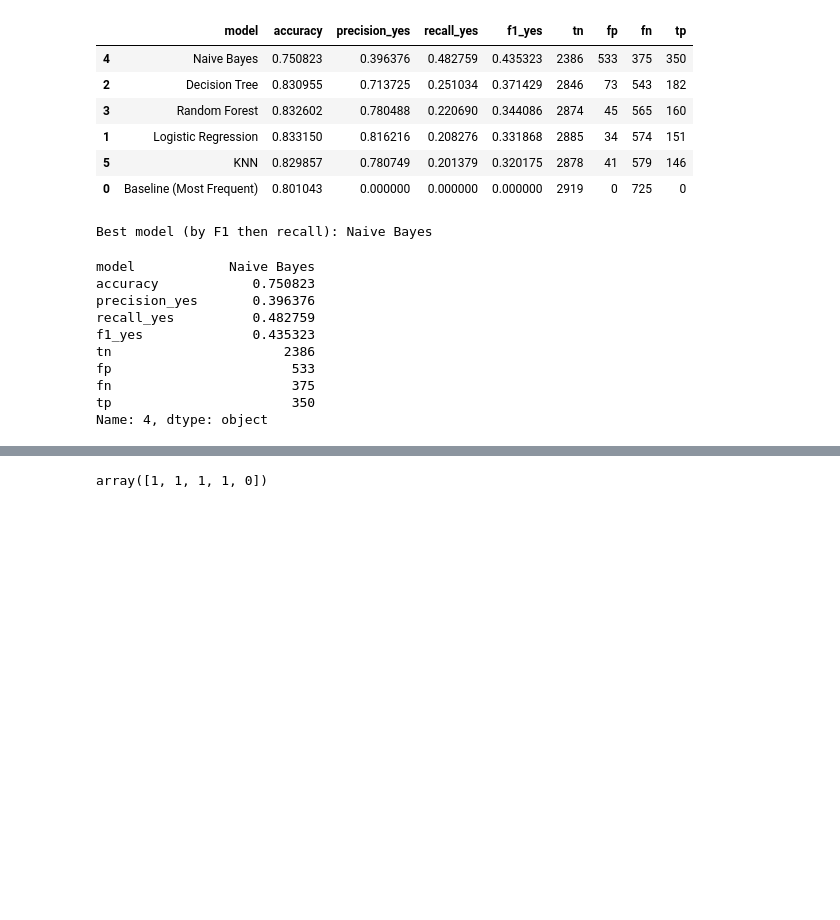
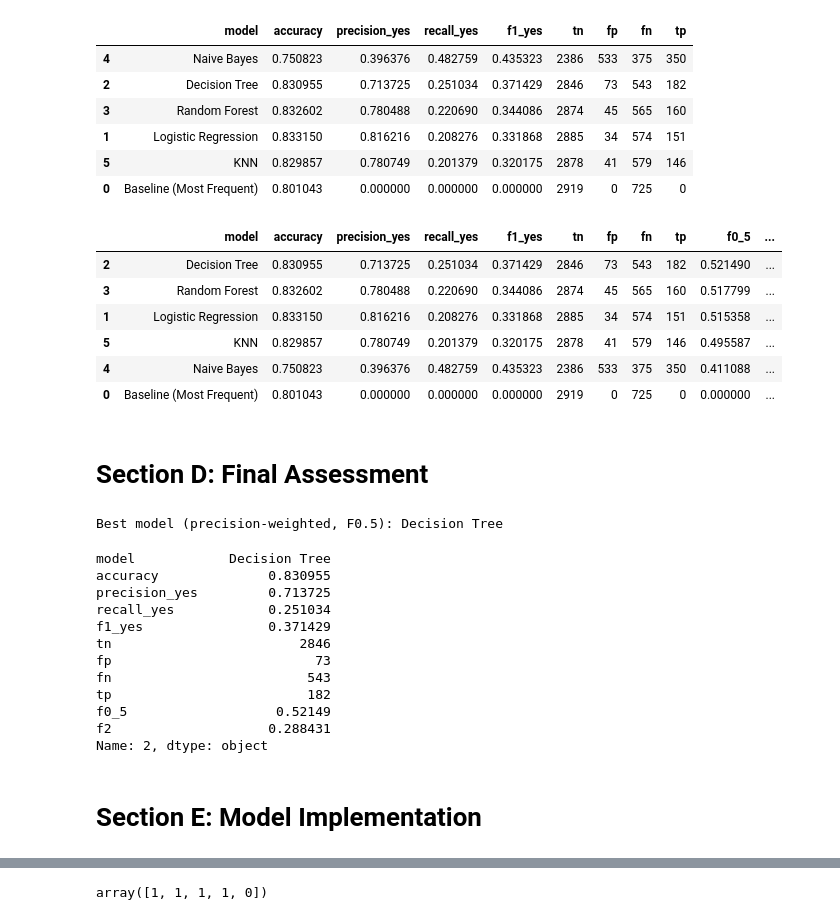
Before and after one commit to shreyuu/UoN-Business-Analytics, a Jupyter notebook: FBA/coursework/20811152_BUSI4371_2526.ipynb, the cells around one changed output, grey strips where cells are left out. Cells and saved outputs as stored; diff of their text form; code cells hidden in the pictures; blank space fills up the shorter version.

```diff
--- a/FBA/coursework/20811152_BUSI4371_2526.ipynb
+++ b/FBA/coursework/20811152_BUSI4371_2526.ipynb
@@ -525,24 +531,54 @@ results_df
 | 1 | Logistic Regression | 0.833150 | 0.816216 | 0.208276 | 0.331868 | 2885 | 34 | 574 | 151 |
 | 5 | KNN | 0.829857 | 0.780749 | 0.201379 | 0.320175 | 2878 | 41 | 579 | 146 |
 | 0 | Baseline (Most Frequent) | 0.801043 | 0.000000 | 0.000000 | 0.000000 | 2919 | 0 | 725 | 0 |
+# %%
+def f_beta(p, r, beta):
+    if p == 0 and r == 0:
+        return 0
+    b2 = beta**2
+    return (1 + b2) * (p * r) / (b2 * p + r)
+
+results_df["f0_5"] = results_df.apply(
+    lambda row: f_beta(row["precision_yes"], row["recall_yes"], 0.5),
+    axis=1
+)
+
+results_df["f2"] = results_df.apply(
+    lambda row: f_beta(row["precision_yes"], row["recall_yes"], 2.0),
+    axis=1
+)
+
+results_df.sort_values("f0_5", ascending=False)
+# %% [output]
+|  | model | accuracy | precision_yes | recall_yes | f1_yes | tn | fp | fn | tp | f0_5 | ... |
+| 2 | Decision Tree | 0.830955 | 0.713725 | 0.251034 | 0.371429 | 2846 | 73 | 543 | 182 | 0.521490 | ... |
+| 3 | Random Forest | 0.832602 | 0.780488 | 0.220690 | 0.344086 | 2874 | 45 | 565 | 160 | 0.517799 | ... |
+| 1 | Logistic Regression | 0.833150 | 0.816216 | 0.208276 | 0.331868 | 2885 | 34 | 574 | 151 | 0.515358 | ... |
+| 5 | KNN | 0.829857 | 0.780749 | 0.201379 | 0.320175 | 2878 | 41 | 579 | 146 | 0.495587 | ... |
+| 4 | Naive Bayes | 0.750823 | 0.396376 | 0.482759 | 0.435323 | 2386 | 533 | 375 | 350 | 0.411088 | ... |
+| 0 | Baseline (Most Frequent) | 0.801043 | 0.000000 | 0.000000 | 0.000000 | 2919 | 0 | 725 | 0 | 0.000000 | ... |
+# %% [markdown]
+# Section D: Final Assessment
 # %%
-best = results_df.iloc[0]
+best = results_df.sort_values("f0_5", ascending=False).iloc[0]
 best_name = best["model"]
-print("Best model (by F1 then recall):", best_name)
-
-
+print("Best model (precision-weighted, F0.5):", best_name)
 best
 # %% [output]
-Best model (by F1 then recall): Naive Bayes
+Best model (precision-weighted, F0.5): Decision Tree
-model            Naive Bayes
-accuracy            0.750823
-precision_yes       0.396376
-recall_yes          0.482759
-f1_yes              0.435323
-tn                      2386
-fp                       533
-fn                       375
-tp                       350
-Name: 4, dtype: object
+model            Decision Tree
+accuracy              0.830955
+precision_yes         0.713725
+recall_yes            0.251034
+f1_yes                0.371429
+tn                        2846
+fp                          73
+fn                         543
+tp                         182
+f0_5                   0.52149
+f2                    0.288431
+Name: 2, dtype: object
+# %% [markdown]
+# Section E: Model Implementation
 # %%
 final_model = models[best_name]
```
Also changed, not shown: parts of 6 cells of this notebook, 12 other files.
